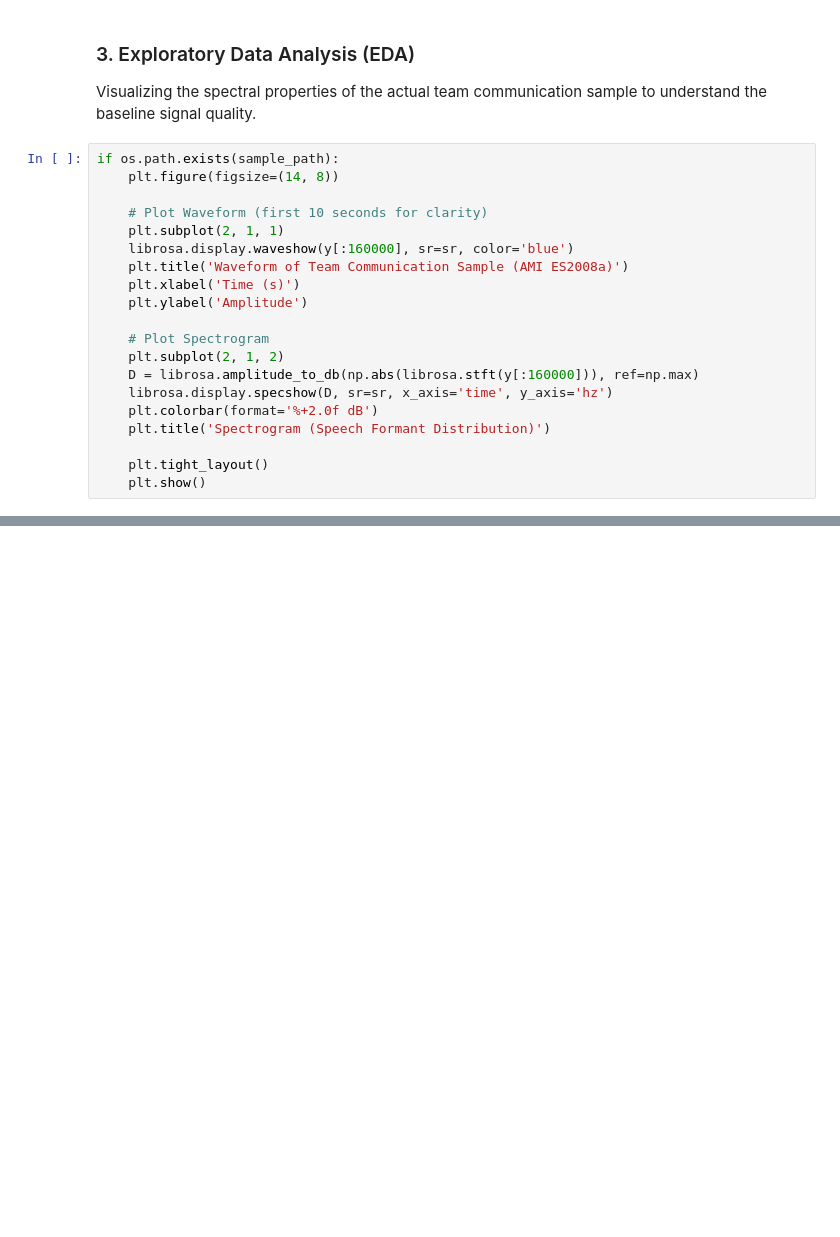
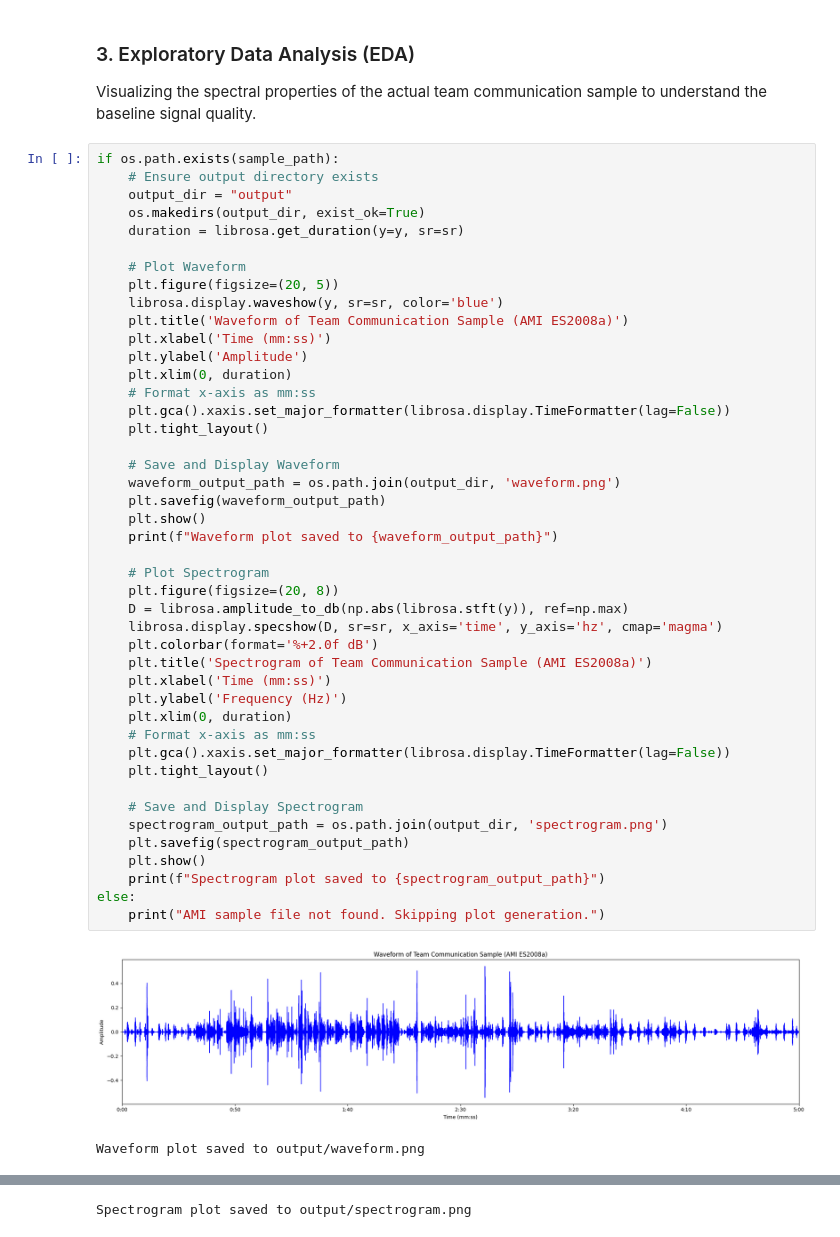
Before and after one commit to eskayML/issr_gsoc2026_communication_analysis, a Jupyter notebook: 01_Data_Resource_Selection.ipynb, the cells around one changed output, grey strips where cells are left out. Drawn from its saved outputs; the diff is of its cells as text; blank space fills up the shorter version.

```diff
--- a/01_Data_Resource_Selection.ipynb
+++ b/01_Data_Resource_Selection.ipynb
@@ -100,21 +125,48 @@ if os.path.exists(sample_path):
 Visualizing the spectral properties of the actual team communication sample to understand the baseline signal quality.
 # %%
 if os.path.exists(sample_path):
-    plt.figure(figsize=(14, 8))
+    # Ensure output directory exists
+    output_dir = "output"
+    os.makedirs(output_dir, exist_ok=True)
+    duration = librosa.get_duration(y=y, sr=sr)
 
-    # Plot Waveform (first 10 seconds for clarity)
-    plt.subplot(2, 1, 1)
-    librosa.display.waveshow(y[:160000], sr=sr, color='blue')
+    # Plot Waveform
+    plt.figure(figsize=(20, 5))
+    librosa.display.waveshow(y, sr=sr, color='blue')
     plt.title('Waveform of Team Communication Sample (AMI ES2008a)')
-    plt.xlabel('Time (s)')
+    plt.xlabel('Time (mm:ss)')
     plt.ylabel('Amplitude')
+    plt.xlim(0, duration)
+    # Format x-axis as mm:ss
+    plt.gca().xaxis.set_major_formatter(librosa.display.TimeFormatter(lag=False))
+    plt.tight_layout()
+
+    # Save and Display Waveform
+    waveform_output_path = os.path.join(output_dir, 'waveform.png')
+    plt.savefig(waveform_output_path)
+    plt.show()
+    print(f"Waveform plot saved to {waveform_output_path}")
 
     # Plot Spectrogram
-    plt.subplot(2, 1, 2)
-    D = librosa.amplitude_to_db(np.abs(librosa.stft(y[:160000])), ref=np.max)
-    librosa.display.specshow(D, sr=sr, x_axis='time', y_axis='hz')
+    plt.figure(figsize=(20, 8))
+    D = librosa.amplitude_to_db(np.abs(librosa.stft(y)), ref=np.max)
+    librosa.display.specshow(D, sr=sr, x_axis='time', y_axis='hz', cmap='magma')
     plt.colorbar(format='%+2.0f dB')
-    plt.title('Spectrogram (Speech Formant Distribution)')
+    plt.title('Spectrogram of Team Communication Sample (AMI ES2008a)')
+    plt.xlabel('Time (mm:ss)')
+    plt.ylabel('Frequency (Hz)')
+    plt.xlim(0, duration)
+    # Format x-axis as mm:ss
+    plt.gca().xaxis.set_major_formatter(librosa.display.TimeFormatter(lag=False))
+    plt.tight_layout()
 
-    plt.tight_layout()
+    # Save and Display Spectrogram
+    spectrogram_output_path = os.path.join(output_dir, 'spectrogram.png')
+    plt.savefig(spectrogram_output_path)
     plt.show()
+    print(f"Spectrogram plot saved to {spectrogram_output_path}")
+else:
+    print("AMI sample file not found. Skipping plot generation.")
+# %% [output]
+[figure, added]
+Waveform plot saved to output/waveform.png
@@ -120,0 +174 @@ if os.path.exists(sample_path):
+Spectrogram plot saved to output/spectrogram.png
```
Also changed, not shown: parts of 4 cells of this notebook, 6 other files.
